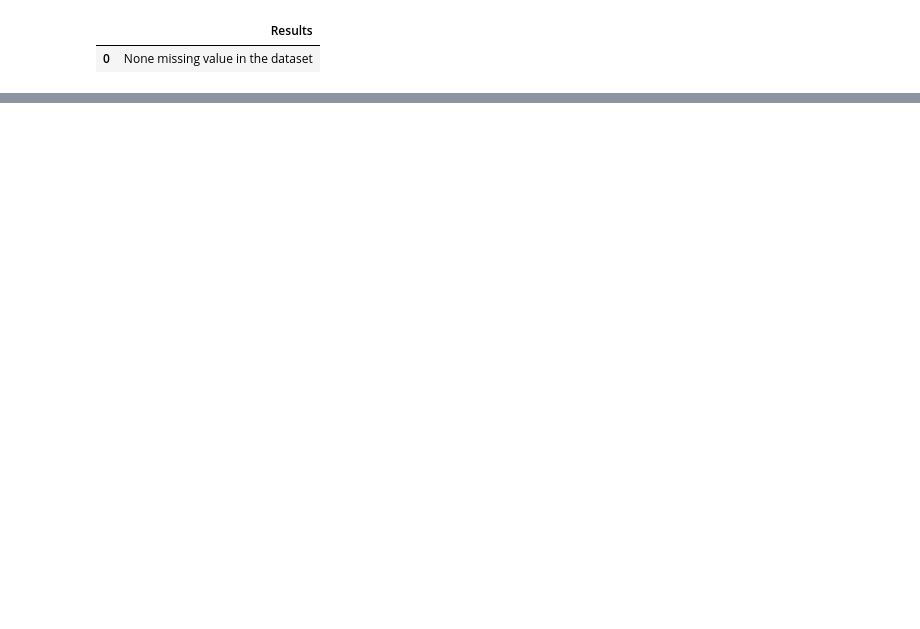
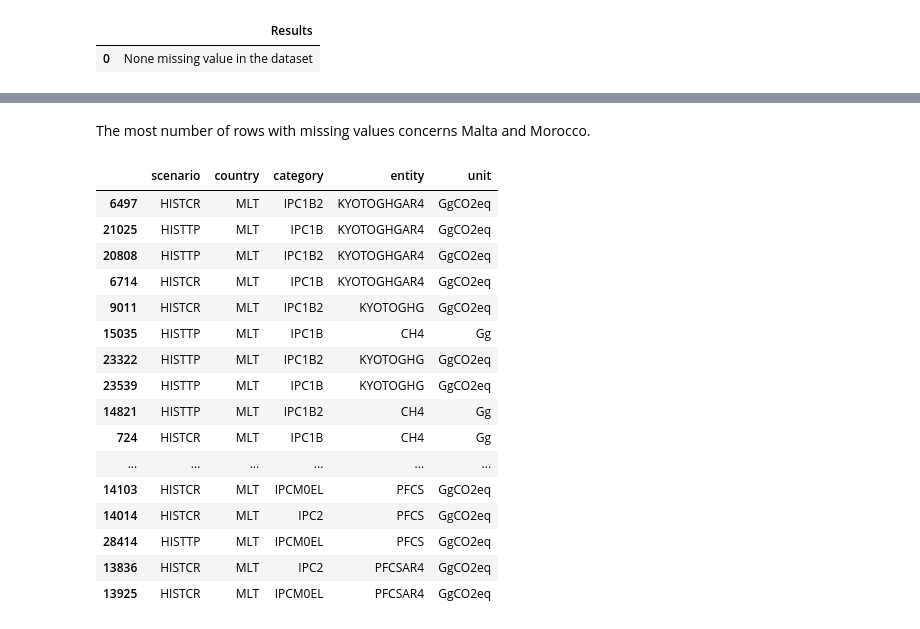
Before and after one commit to OpenGeoScales/ogs-data-exploration, a Jupyter notebook: notebooks/ghg-emissions/primap-hist/primap-hist-exploration.ipynb, the cells around one changed output, grey strips where cells are left out. Cells and saved outputs as stored; diff of their text form; code cells hidden in the pictures; blank space fills up the shorter version.

```diff
--- a/notebooks/ghg-emissions/primap-hist/primap-hist-exploration.ipynb
+++ b/notebooks/ghg-emissions/primap-hist/primap-hist-exploration.ipynb
@@ -246,0 +320,22 @@ identify_rows_with_missing_values(primap_hist_data)
+# %% [markdown]
+The most number of rows with missing values concerns Malta and Morocco.
+# %%
+rows_with_missing_values[rows_with_missing_values.country == 'MLT']
+# %% [output]
+|  | scenario | country | category | entity | unit |
+| 6497 | HISTCR | MLT | IPC1B2 | KYOTOGHGAR4 | GgCO2eq |
+| 21025 | HISTTP | MLT | IPC1B | KYOTOGHGAR4 | GgCO2eq |
+| 20808 | HISTTP | MLT | IPC1B2 | KYOTOGHGAR4 | GgCO2eq |
+| 6714 | HISTCR | MLT | IPC1B | KYOTOGHGAR4 | GgCO2eq |
+| 9011 | HISTCR | MLT | IPC1B2 | KYOTOGHG | GgCO2eq |
+| 15035 | HISTTP | MLT | IPC1B | CH4 | Gg |
+| 23322 | HISTTP | MLT | IPC1B2 | KYOTOGHG | GgCO2eq |
+| 23539 | HISTTP | MLT | IPC1B | KYOTOGHG | GgCO2eq |
+| 14821 | HISTTP | MLT | IPC1B2 | CH4 | Gg |
+| 724 | HISTCR | MLT | IPC1B | CH4 | Gg |
+| ... | ... | ... | ... | ... | ... |
+| 14103 | HISTCR | MLT | IPCM0EL | PFCS | GgCO2eq |
+| 14014 | HISTCR | MLT | IPC2 | PFCS | GgCO2eq |
+| 28414 | HISTTP | MLT | IPCM0EL | PFCS | GgCO2eq |
+| 13836 | HISTCR | MLT | IPC2 | PFCSAR4 | GgCO2eq |
+| 13925 | HISTCR | MLT | IPCM0EL | PFCSAR4 | GgCO2eq |
```
Also changed, not shown: parts of 23 cells of this notebook.
